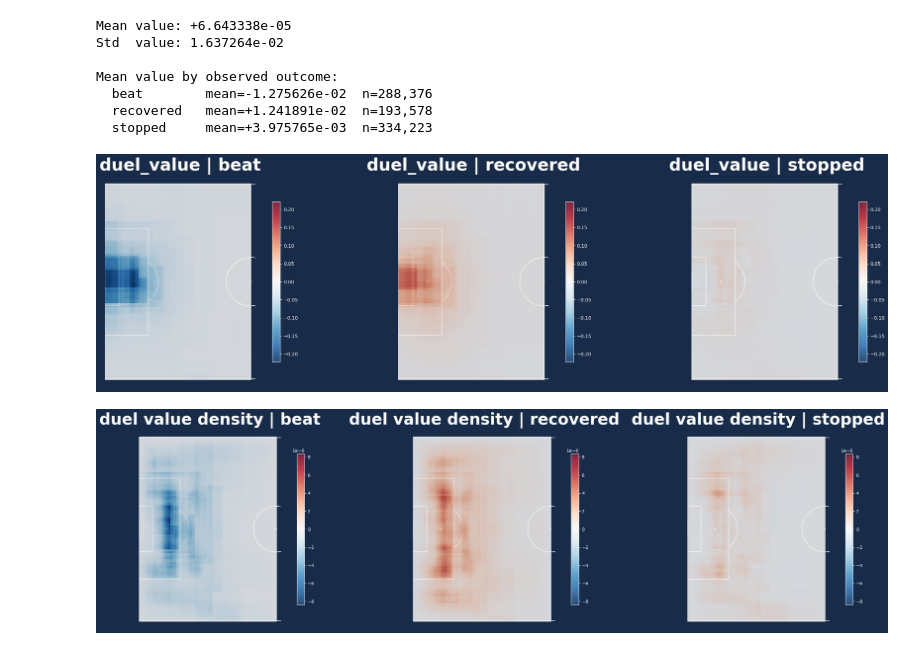
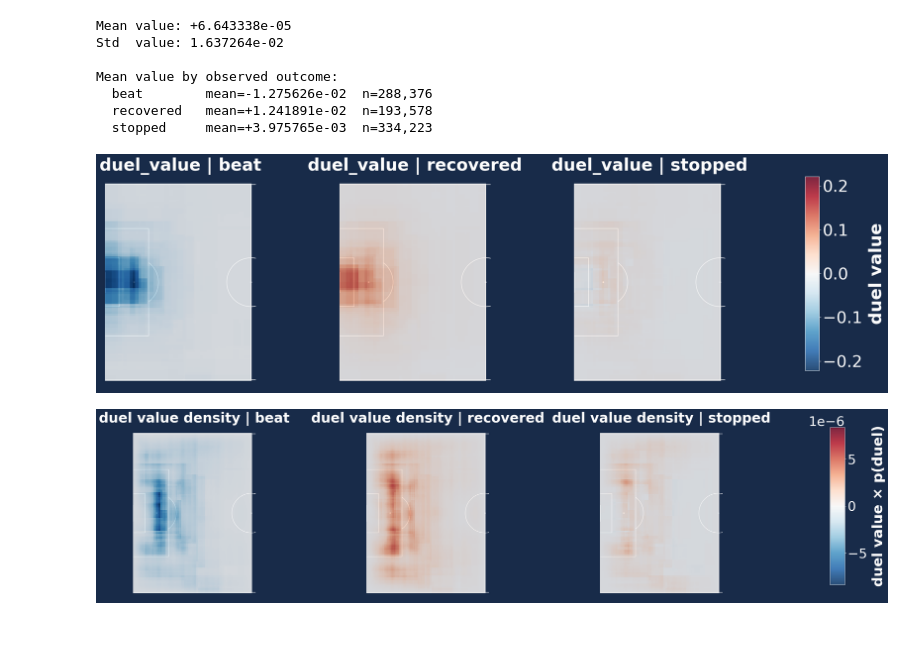
Before and after one commit to zcochran27/HDSI-SCHOLARSHIP-PROJECT-SOCCER-DATA, a Jupyter notebook: Exploration Notebooks/test_modeling_sop_outcome.ipynb, the cells around one changed output. Drawn from its saved outputs; the diff is of its cells as text; code cells hidden in the pictures.

```diff
--- a/Exploration Notebooks/test_modeling_sop_outcome.ipynb
+++ b/Exploration Notebooks/test_modeling_sop_outcome.ipynb
@@ -416,36 +466,38 @@ fig = plot_pitch_grid(
     ncols=len(duel_outcome_names),
     fig_name="duel_value_panel_per_outcome",
     cmap=CMAP_VALUE,
-    panel_size=(9, 7),
-    title_fontsize=35
+    panel_size=(7, 7),
+    title_fontsize=35,
+    cbar_label="duel value",
 )
 plt.show()
 # %% [output]
-[figure, old version]
+[figure, new version]
 # %%
 p_duel_xy = p_duel_grid.ravel()
 grid_duel_value_weighted = grid_duel_value * p_duel_xy[:, None]
 
 vmax = float(np.abs(grid_duel_value_weighted).max())
 
 panels = [
     {
         "z": grid_duel_value_weighted[:, i].reshape(gx.shape),
         "title": f"duel value density | {cls}",
         "name": f"duel_value_weighted_outcome_{cls}",
         "vmin": -vmax,
         "vmax": vmax,
     }
     for i, cls in enumerate(duel_outcome_names)
 ]
 fig = plot_pitch_grid(
     panels,
     ncols=len(duel_outcome_names),
     fig_name="duel_value_weighted_panel_per_outcome",
     cmap=CMAP_VALUE,
     panel_size=(9, 7),
-    title_fontsize=35
+    title_fontsize=35,
+    cbar_label="duel value × p(duel)",
 )
 plt.show()
 # %% [output]
-[figure, old version]
+[figure, new version]
```
Also changed, not shown: parts of 8 cells of this notebook, 18 other files.
